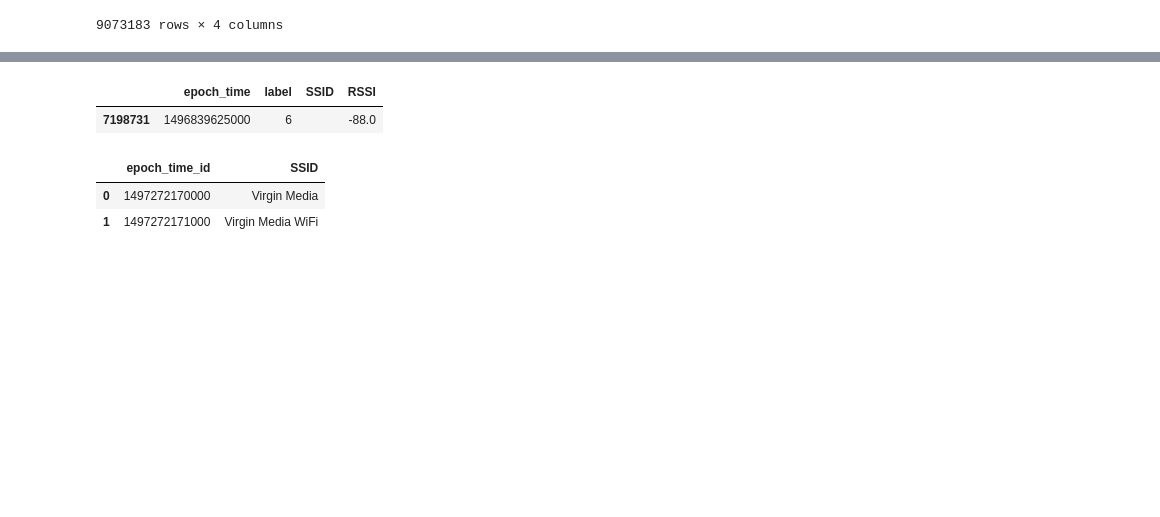
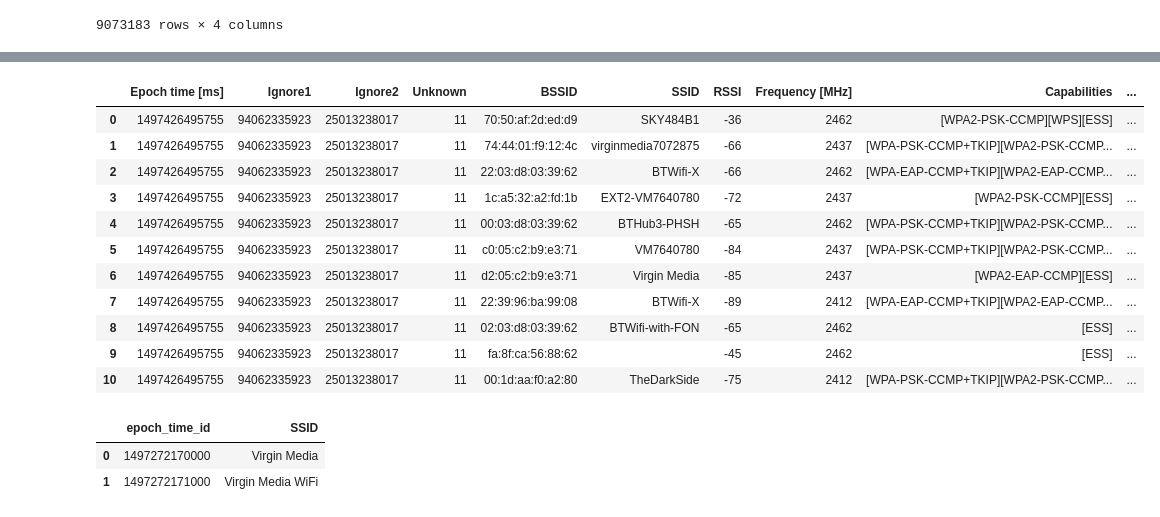
Before and after one commit to dbalabka/shl-activity-recognition-2021, a Jupyter notebook: notebooks/features_wifi.ipynb, the cells around one changed output, grey strips where cells are left out. Drawn from its saved outputs; the diff is of its cells as text; code cells hidden in the pictures; blank space fills up the shorter version.

```diff
--- a/notebooks/features_wifi.ipynb
+++ b/notebooks/features_wifi.ipynb
@@ -133,11 +155,21 @@ create_wifi_features(validate_wifi).to_parquet('../data/validate/features_wifi_s
 # %%
 features_wifi_train_with_labels = train_label.merge(features_train_ssid_concat, how='left', on='epoch_time_id').sort_values(by=['epoch_time_id'])
 features_wifi_train_with_labels
-# %%
-train_wifi_with_labels.query('epoch_time == 1496839625000')
-# %% [output]
-|  | epoch_time | label | SSID | RSSI |
-| 7198731 | 1496839625000 | 6 |  | -88.0 |
+# %%
+validate_wifi.query('epoch_time_id == 1497426496000')
+# %% [output]
+|  | Epoch time [ms] | Ignore1 | Ignore2 | Unknown | BSSID | SSID | RSSI | Frequency [MHz] | Capabilities | ... |
+| 0 | 1497426495755 | 94062335923 | 25013238017 | 11 | 70:50:af:2d:ed:d9 | SKY484B1 | -36 | 2462 | [WPA2-PSK-CCMP][WPS][ESS] | ... |
+| 1 | 1497426495755 | 94062335923 | 25013238017 | 11 | 74:44:01:f9:12:4c | virginmedia7072875 | -66 | 2437 | [WPA-PSK-CCMP+TKIP][WPA2-PSK-CCMP... | ... |
+| 2 | 1497426495755 | 94062335923 | 25013238017 | 11 | 22:03:d8:03:39:62 | BTWifi-X | -66 | 2462 | [WPA-EAP-CCMP+TKIP][WPA2-EAP-CCMP... | ... |
+| 3 | 1497426495755 | 94062335923 | 25013238017 | 11 | 1c:a5:32:a2:fd:1b | EXT2-VM7640780 | -72 | 2437 | [WPA2-PSK-CCMP][ESS] | ... |
+| 4 | 1497426495755 | 94062335923 | 25013238017 | 11 | 00:03:d8:03:39:62 | BTHub3-PHSH | -65 | 2462 | [WPA-PSK-CCMP+TKIP][WPA2-PSK-CCMP... | ... |
+| 5 | 1497426495755 | 94062335923 | 25013238017 | 11 | c0:05:c2:b9:e3:71 | VM7640780 | -84 | 2437 | [WPA-PSK-CCMP+TKIP][WPA2-PSK-CCMP... | ... |
+| 6 | 1497426495755 | 94062335923 | 25013238017 | 11 | d2:05:c2:b9:e3:71 | Virgin Media | -85 | 2437 | [WPA2-EAP-CCMP][ESS] | ... |
+| 7 | 1497426495755 | 94062335923 | 25013238017 | 11 | 22:39:96:ba:99:08 | BTWifi-X | -89 | 2412 | [WPA-EAP-CCMP+TKIP][WPA2-EAP-CCMP... | ... |
+| 8 | 1497426495755 | 94062335923 | 25013238017 | 11 | 02:03:d8:03:39:62 | BTWifi-with-FON | -65 | 2462 | [ESS] | ... |
+| 9 | 1497426495755 | 94062335923 | 25013238017 | 11 | fa:8f:ca:56:88:62 |  | -45 | 2462 | [ESS] | ... |
+| 10 | 1497426495755 | 94062335923 | 25013238017 | 11 | 00:1d:aa:f0:a2:80 | TheDarkSide | -75 | 2412 | [WPA-PSK-CCMP+TKIP][WPA2-PSK-CCMP... | ... |
 # %%
 concat_ssid(train_wifi.query('epoch_time_id == 1497272170000 or epoch_time_id == 1497272171000'))
 # %% [output]
```
Also changed, not shown: parts of 2 cells of this notebook.
